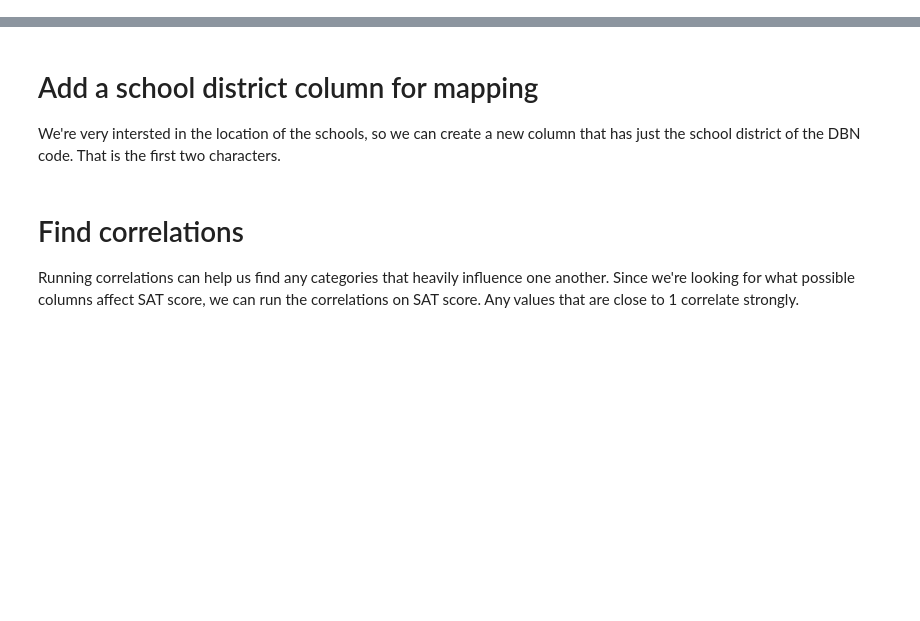
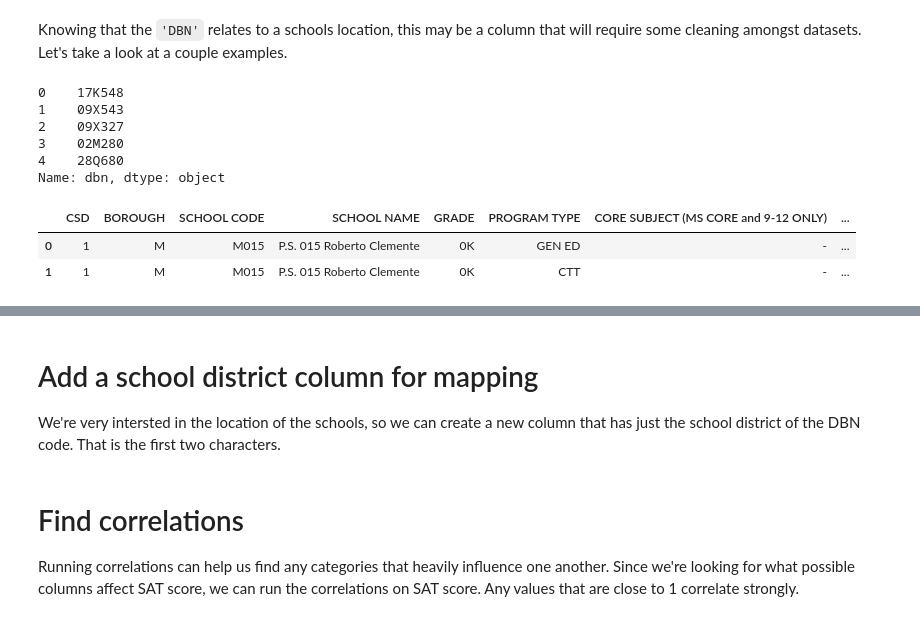
Before and after one commit to hausra5/Collection-of-Projects, a Jupyter notebook: Data Cleaning Projects/SAT Scores and New York Schools.ipynb, the cells around one changed output, grey strips where cells are left out. Saved outputs shown, nothing was run; the diff lists cells and outputs as text; code cells hidden in the pictures; blank space fills up the shorter version.

```diff
--- a/Data Cleaning Projects/SAT Scores and New York Schools.ipynb
+++ b/Data Cleaning Projects/SAT Scores and New York Schools.ipynb
@@ -185,0 +73,17 @@ combined = combined.fillna(0)
+# %% [markdown]
+Knowing that the <code>'DBN'</code> relates to a schools location, this may be a column that will require some cleaning amongst datasets.  Let's take a look at a couple examples.
+# %%
+data['hs_directory']['dbn'].head()
+# %% [output]
+0    17K548
+1    09X543
+2    09X327
+3    02M280
+4    28Q680
+Name: dbn, dtype: object
+# %%
+data['class_size'].head(2)
+# %% [output]
+|  | CSD | BOROUGH | SCHOOL CODE | SCHOOL NAME | GRADE | PROGRAM TYPE | CORE SUBJECT (MS CORE and 9-12 ONLY) | ... |
+| 0 | 1 | M | M015 | P.S. 015 Roberto Clemente | 0K | GEN ED | - | ... |
+| 1 | 1 | M | M015 | P.S. 015 Roberto Clemente | 0K | CTT | - | ... |
```
Also changed, not shown: parts of 48 cells of this notebook.
